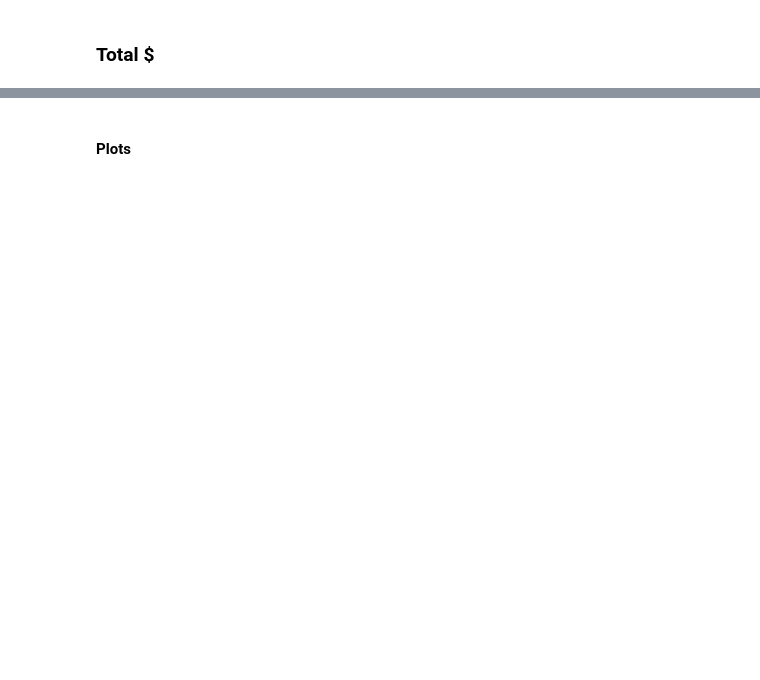
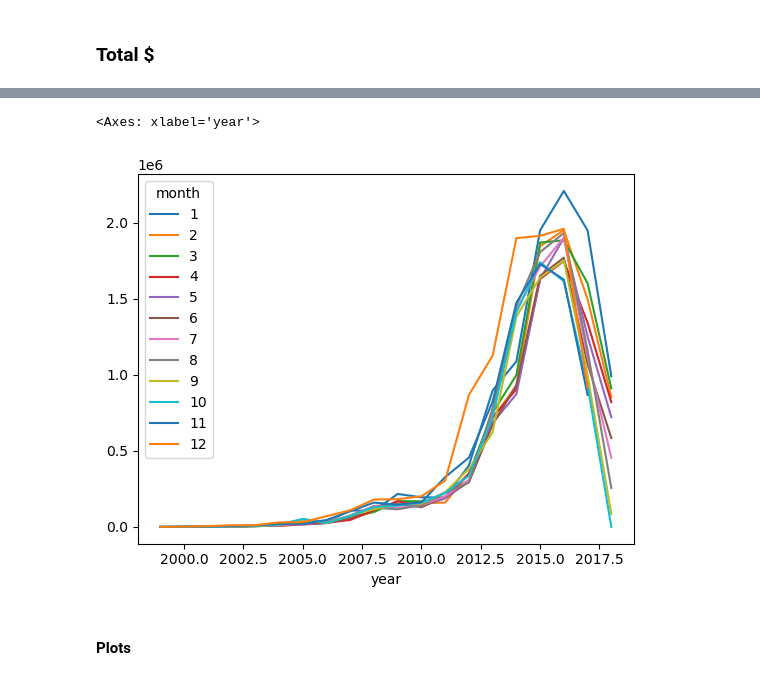
Before and after one commit to clmangham/amazon_electronics_reviewer_value, a Jupyter notebook: electronics_analysis.ipynb, the cells around one changed output, grey strips where cells are left out. Drawn from its saved outputs; the diff is of its cells as text; code cells hidden in the pictures; blank space fills up the shorter version.

```diff
--- a/electronics_analysis.ipynb
+++ b/electronics_analysis.ipynb
@@ -431,3 +438,8 @@ total_pivot.describe()
+# %%
+total_pivot.plot()
+# %% [output]
+<Axes: xlabel='year'>
+[figure, added]
 # %% [markdown]
 #### Plots
 # %%
```
Also changed, not shown: parts of 7 cells of this notebook.
